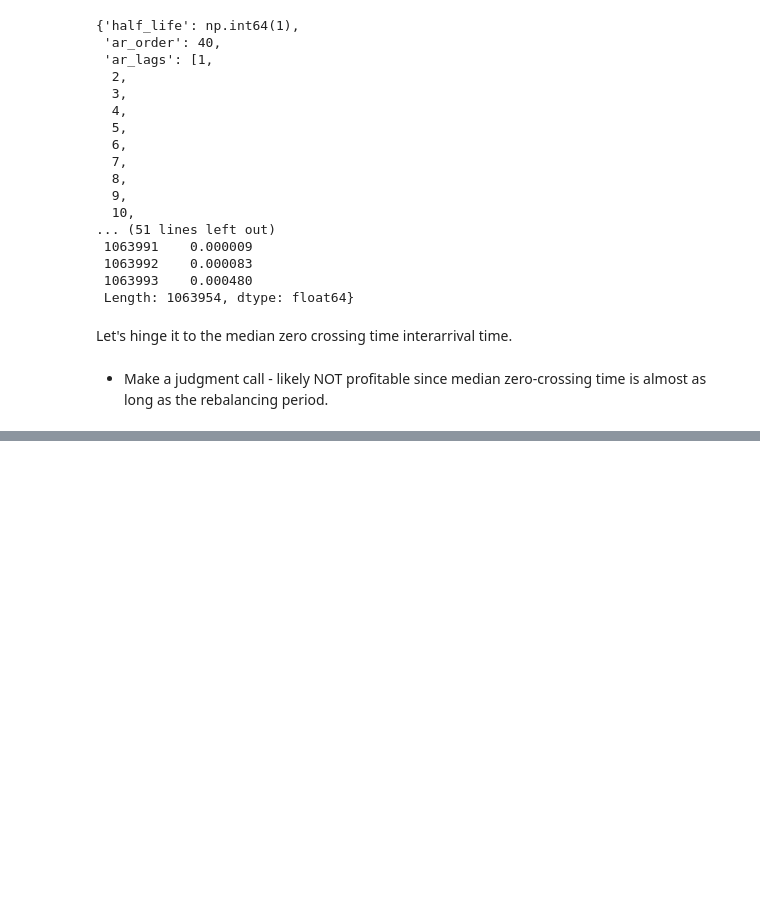
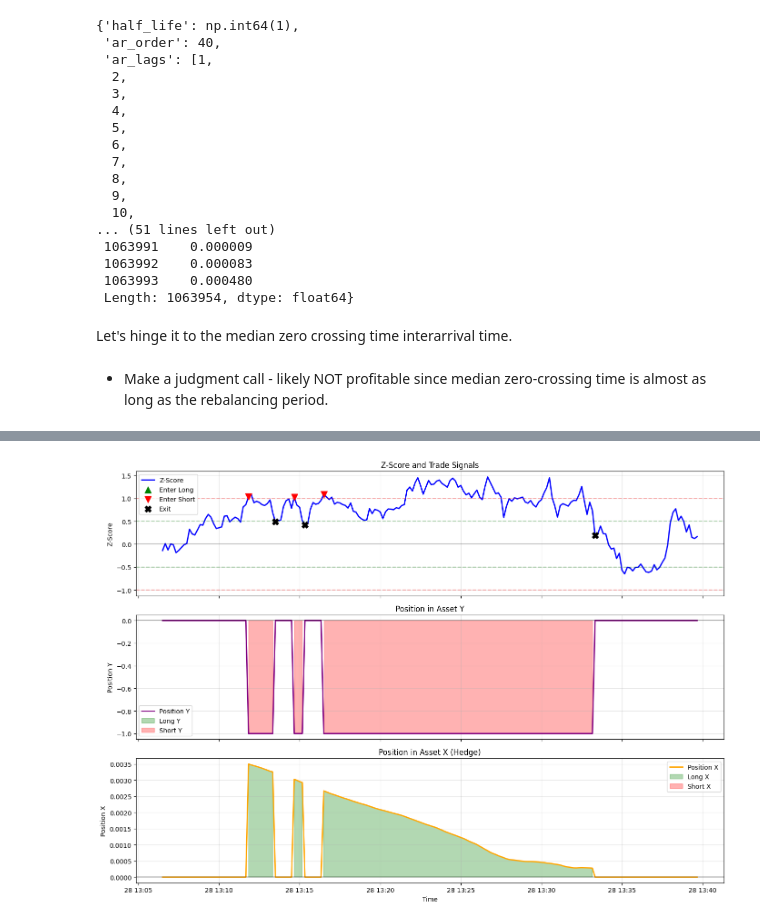
Before and after one commit to vbear97/pairs_trading_cryptocurrency, a Jupyter notebook: trading_strategy_development.ipynb, the cells around one changed output, grey strips where cells are left out. Drawn from its saved outputs; the diff is of its cells as text; code cells hidden in the pictures; blank space fills up the shorter version.

```diff
--- a/trading_strategy_development.ipynb
+++ b/trading_strategy_development.ipynb
@@ -1088,0 +1105,8 @@ Name: beta, dtype: float64
+# %%
+#Generate Trading Actions
+bb = BollingerBandTradeStrategy(entry_threshold=1, exit_threshold = 0.5)
+desired_positions = bb.get_positions(z_score = signal_results['z_score'], beta =signal_results['beta'])
+#check desired positions by visually plotting a bunch
+bb.plot_positions(beta = signal_results.dropna()['beta'].head(n=200), z_score = signal_results.dropna()['z_score'].head(n=200))
+# %% [output]
+[figure, added]
```
Also changed, not shown: parts of 28 cells of this notebook.
